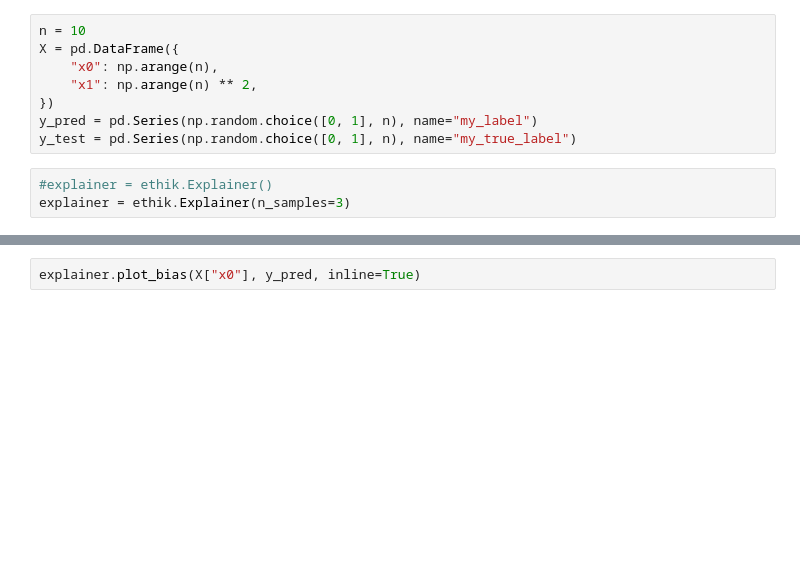
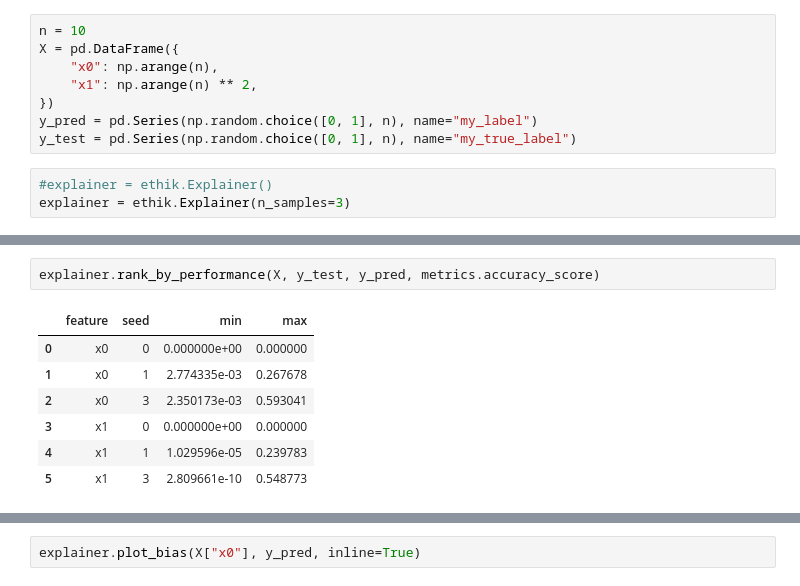
Before and after one commit to MaxHalford/ethik, a Jupyter notebook: notebooks/test.ipynb, the cells around one changed output, grey strips where cells are left out. Drawn from its saved outputs; the diff is of its cells as text; blank space fills up the shorter version.

```diff
--- a/notebooks/test.ipynb
+++ b/notebooks/test.ipynb
@@ -17,2 +32,12 @@ explainer = ethik.Explainer(n_samples=3)
+# %%
+explainer.rank_by_performance(X, y_test, y_pred, metrics.accuracy_score)
+# %% [output]
+|  | feature | seed | min | max |
+| 0 | x0 | 0 | 0.000000e+00 | 0.000000 |
+| 1 | x0 | 1 | 2.774335e-03 | 0.267678 |
+| 2 | x0 | 3 | 2.350173e-03 | 0.593041 |
+| 3 | x1 | 0 | 0.000000e+00 | 0.000000 |
+| 4 | x1 | 1 | 1.029596e-05 | 0.239783 |
+| 5 | x1 | 3 | 2.809661e-10 | 0.548773 |
 # %%
 explainer.plot_bias(X["x0"], y_pred, inline=True, conf_level=0.25)
```
Also changed, not shown: parts of 9 cells of this notebook, 1 other file.
